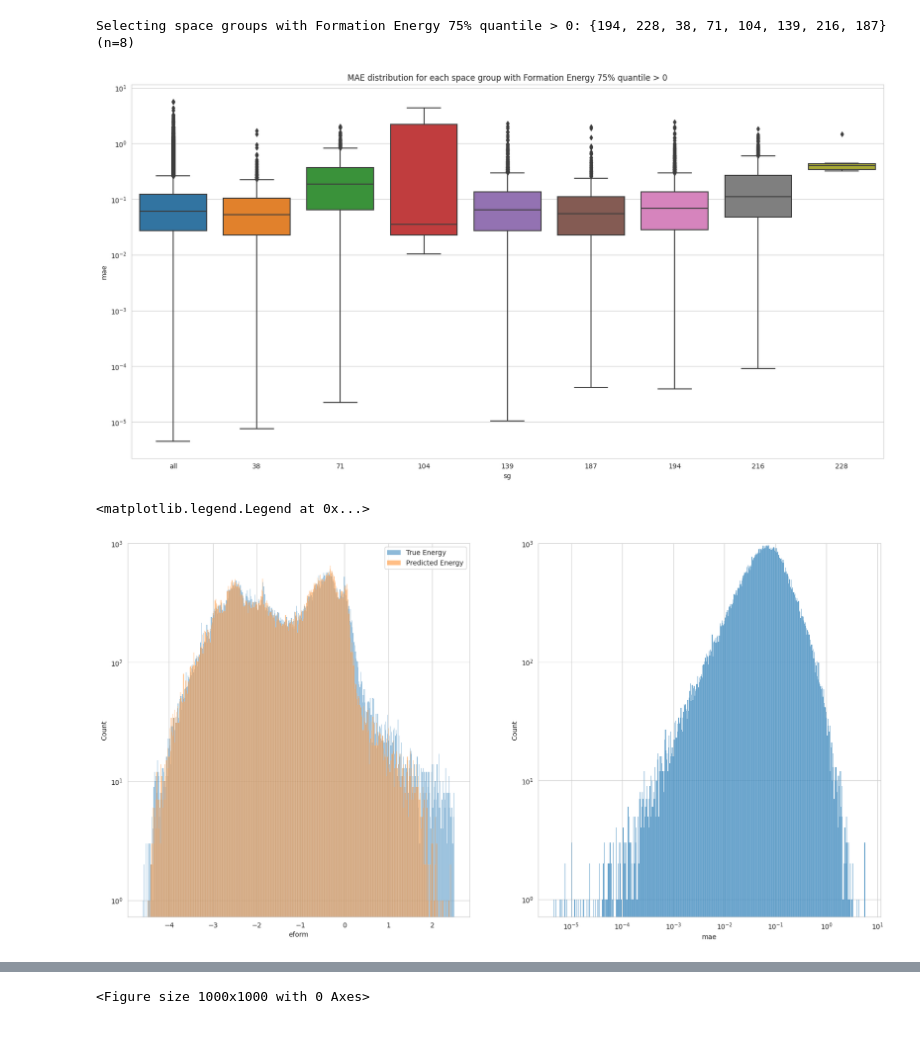
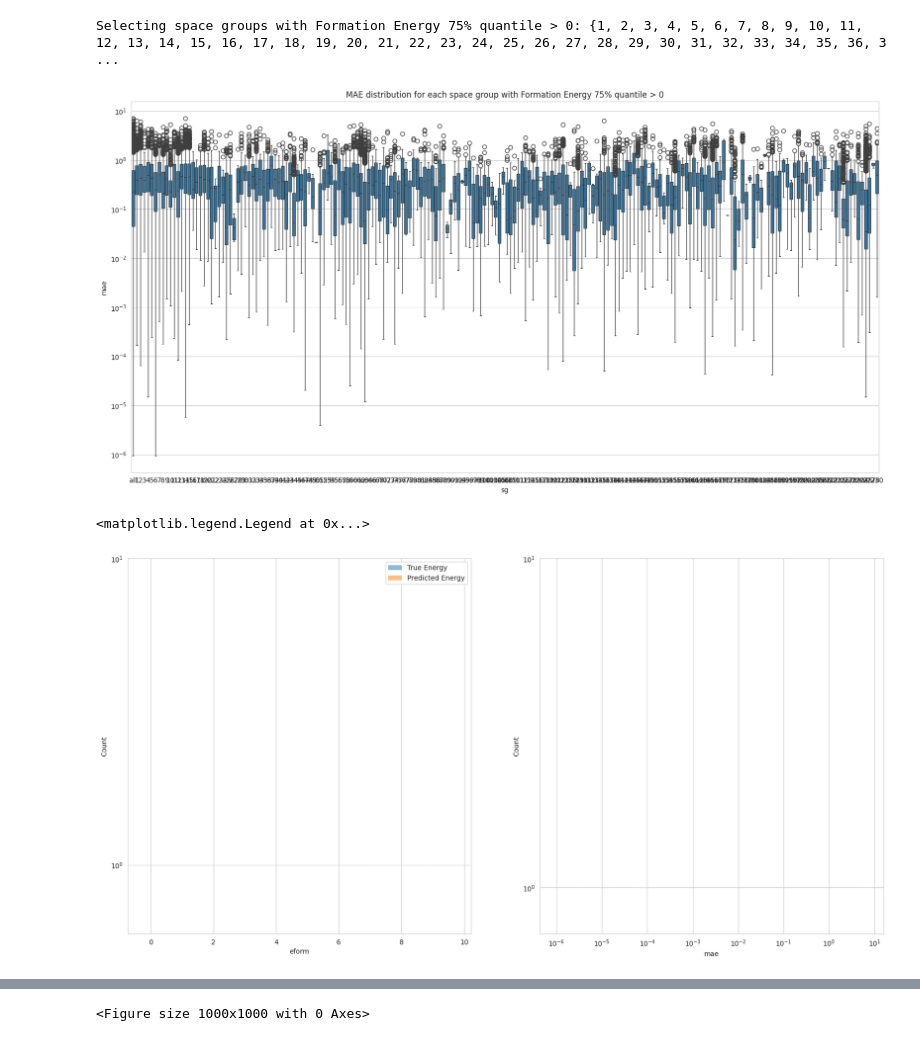
Before and after one commit to sh-divya/ActiveLearningMaterials, a Jupyter notebook: notebooks/proxy_loss.ipynb, the cells around one changed output, grey strips where cells are left out. Drawn from its saved outputs; the diff is of its cells as text; code cells hidden in the pictures.

```diff
--- a/notebooks/proxy_loss.ipynb
+++ b/notebooks/proxy_loss.ipynb
@@ -37,13 +37,14 @@ torch.set_grad_enabled(False)
 
 print("Loading dave model")
 model, loaders, scales = prepare_for_gfn(
-    release="0.3.2",
-    ckpt_path_dict={"mila": "/network/scratch/s/schmidtv/crystals-proxys/proxy-ckpts/"},
+    release="0.3.4",
+    ckpt_path_dict={"minion": "/home/minion/Documents/ActiveLearningMaterials/checkpoints/33531d28/checkpoints-a9d48b9f/epoch=81-step=11152-total_val_mae=0.2961.ckpt"},
     rescale_outputs=True,
     config_overrides={
-        "src": "$root/data/matbench_mp_e_form",
+        "src": "/home/minion/Documents/materials_dataset_v3/data/matbench_mp_gap",
     },
 )
+print(list(model.state_dict().keys()))
 print("Lattice parameters are standardized with:", scales["x"])
 print("Energy prediction de-normalization stats:", scales["y"])
 
@@ -90,8 +88,10 @@ for dataset in ["train", "val"]:
                 "alpha": lps[b][3].item(),
                 "beta": lps[b][4].item(),
                 "gamma": lps[b][5].item(),
-                "eform_normed": eform_normed[b].item(),
-                "eform": eform[b].item(),
+                "bg_normed": eform_normed[b].item(),
+                "bg": eform[b].item()
+                # "eform_normed": eform_normed[b].item(),
+                # "eform": eform[b].item(),
                 "pred_normed": pred_normed[b].item(),
                 "pred": pred[b].item(),
                 "dataset": dataset
@@ -174,7 +174,7 @@ mask = stats["eform"]["75%"] > 0
 sg_pos = set(mask[mask].index)
 print("Selecting space groups with Formation Energy 75% quantile > 0:", sg_pos, f"(n={mask.sum()})")
 # %% [output]
-Selecting space groups with Formation Energy 75% quantile > 0: {194, 228, 38, 71, 104, 139, 216, 187} (n=8)
+Selecting space groups with Formation Energy 75% quantile > 0: {1, 2, 3, 4, 5, 6, 7, 8, 9, 10, 11, 12, 13, 14, 15, 16, 17, 18, 19, 20, 21, 22, 23, 24, 25, 26, 27, 28, 29, 30, 31, 32, 33, 34, 35, 36, 3 ...
 # %%
 # boxplot of the MAE distribution for each space group
 double_df = df.copy()
@@ -187,18 +187,18 @@ plt.title("MAE distribution for each space group with Formation Energy 75% quant
 plt.yscale("log")
 plt.show()
 # %% [output]
-[figure, old version]
+[figure, new version]
 # %%
 fig, axs = plt.subplots(1, 2, figsize=(20, 10))
 sns.histplot(df["eform"], bins=500, log_scale=(False, True), ax=axs[0], label="True Energy", alpha=0.5)
 sns.histplot(df["pred"], bins=500, log_scale=(False, True), ax=axs[0], label="Predicted Energy", alpha=0.5)
 sns.histplot(df["mae"], label="MAE", bins=500, log_scale=(True, True), ax=axs[1])
-axs[0].set_ylim(0, 1000)
-axs[1].set_ylim(0, 1000)
+axs[0].set_ylim(0, 10)
+axs[1].set_ylim(0, 10)
 axs[0].legend()
 # %% [output]
 <matplotlib.legend.Legend at 0x...>
-[figure, old version]
+[figure, new version]
 # %%
 sorted_df = df[(df.dataset == "val") & (df.sg.isin(sg_pos))]
 sort_idx = np.argsort(sorted_df["eform"].values)
```
Also changed, not shown: parts of 8 cells of this notebook, 5 other files.
